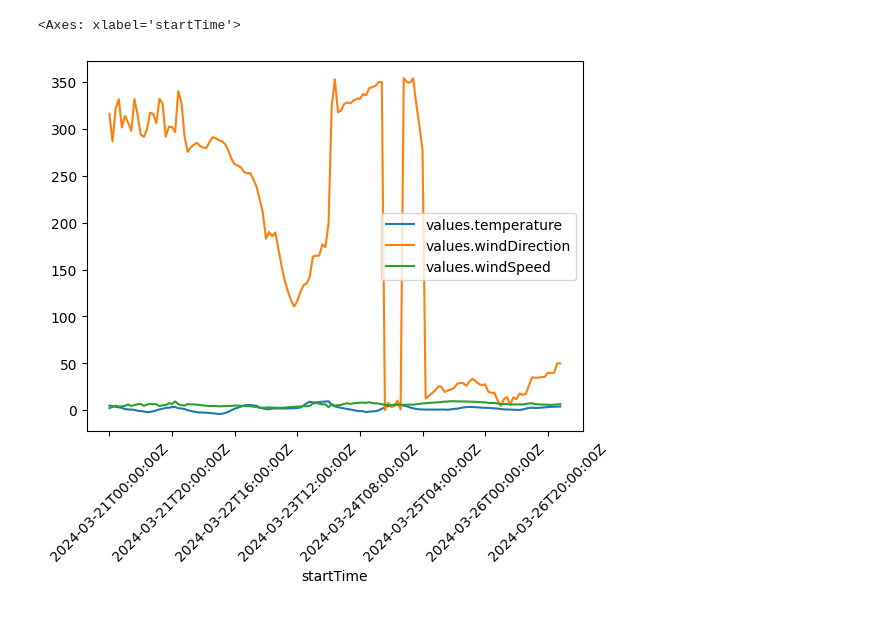
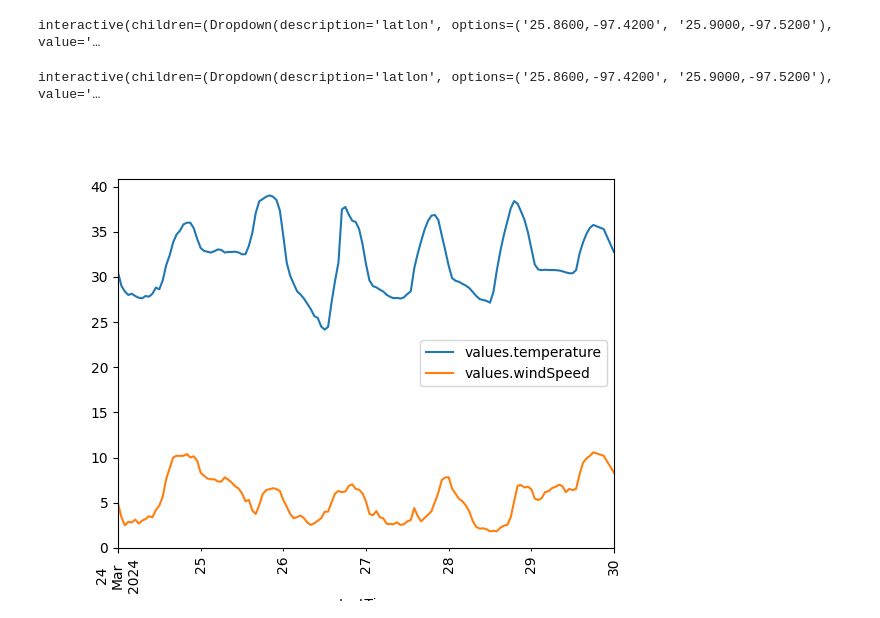
Before and after one commit to ran-eh/th_amp, a Jupyter notebook: jupyter/dash.ipynb, the cells around one changed output. Cells and saved outputs as stored; diff of their text form; code cells hidden in the pictures.

```diff
--- a/jupyter/dash.ipynb
+++ b/jupyter/dash.ipynb
@@ -5,5 +7,3 @@ import pandas as pd
 engine = sqlalchemy.create_engine('postgresql://postgres:postgres@db:5432/weather')
 # %%
-realtime = pd.read_sql('SELECT * FROM realtime', engine)
-# results = results.sort_values('start_date')
-realtime
+realtime = pd.read_sql("SELECT format('%%s,%%s', lat, lon) as latlon, * FROM realtime", engine)
@@ -32,8 +10,23 @@ display(timeline)
-# %%
-from matplotlib import pyplot as plt
-# timeline.plot(x='start_date', rot=45, xticks=results['start_date'])
-timeline.plot(x='startTime', rot=45)
-# timeline.plot()
-# %% [output]
-<Axes: xlabel='startTime'>
-[figure, removed]
+# %%
+@widgets.interact(latlon=realtime['latlon'])
+def show_realtime(latlon):
+    df = realtime[realtime['latlon'] == latlon]
+    return df.loc[:, df.columns != 'latlon'].transpose()
+# %% [output]
+interactive(children=(Dropdown(description='latlon', options=('25.8600,-97.4200', '25.9000,-97.5200'), value='…
+# %%
+timeline = pd.read_sql("select format('%%s,%%s', lat, lon) as latlon, * from timeline", engine)
+# %%
+from matplotlib import pyplot as plt
+@widgets.interact(latlon=realtime['latlon'])
+def show_timeline(latlon):
+    # return realtime[realtime['location.lat'] == lat & realtime['location.lon'] == lon]
+    # return realtime[realtime['latlon'] == latlon].
+    df = timeline[timeline['latlon'] == latlon]
+    df = df.loc[:, df.columns != 'latlon']
+    df = df.sort_values(by=['startTime'])
+    df.plot(x='startTime', rot=90)
+    # plt.pause(1e-10)
+# %% [output]
+interactive(children=(Dropdown(description='latlon', options=('25.8600,-97.4200', '25.9000,-97.5200'), value='…
+[figure, added]
```
Also changed, not shown: parts of 3 cells of this notebook, 8 other files.
